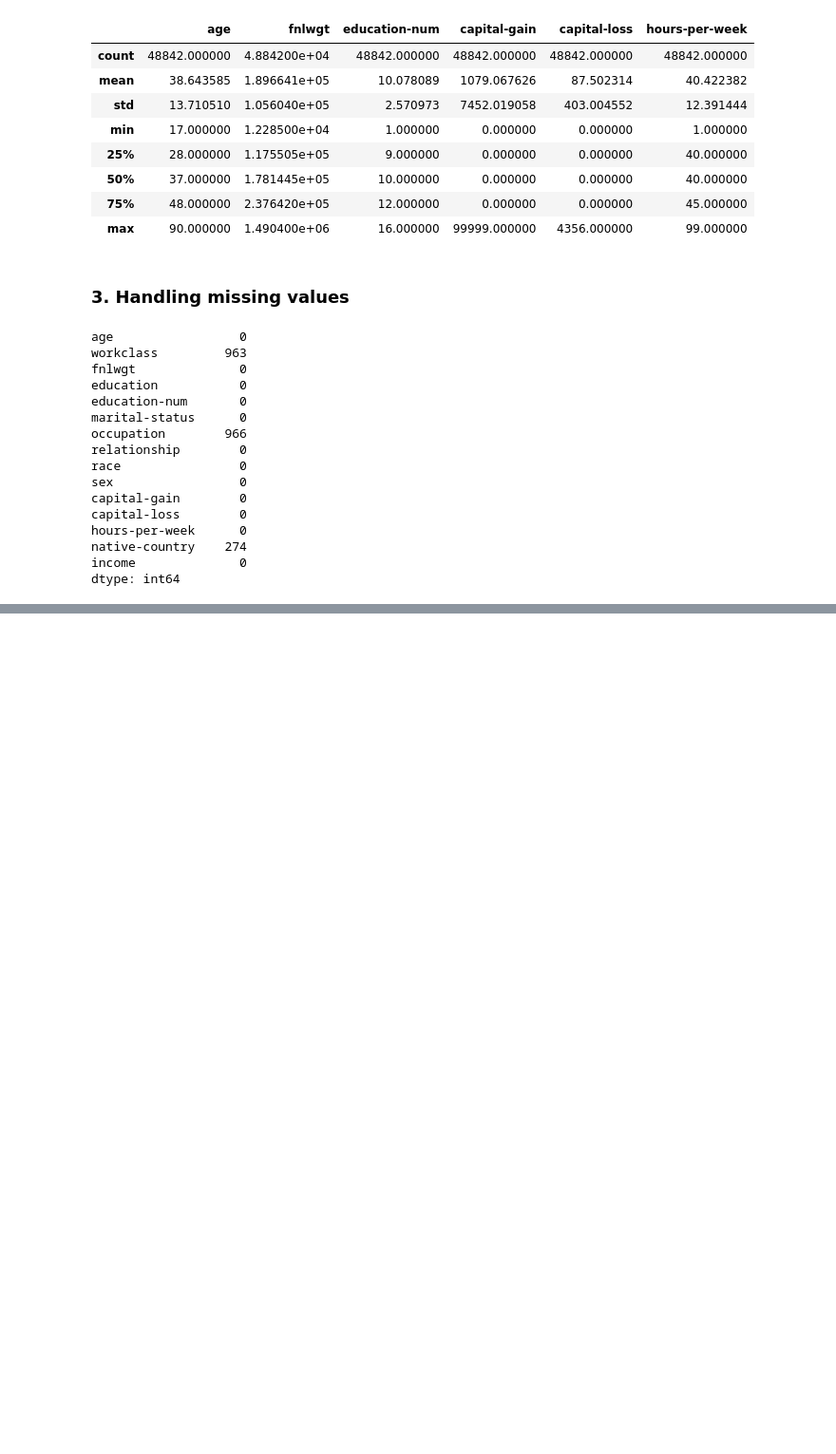
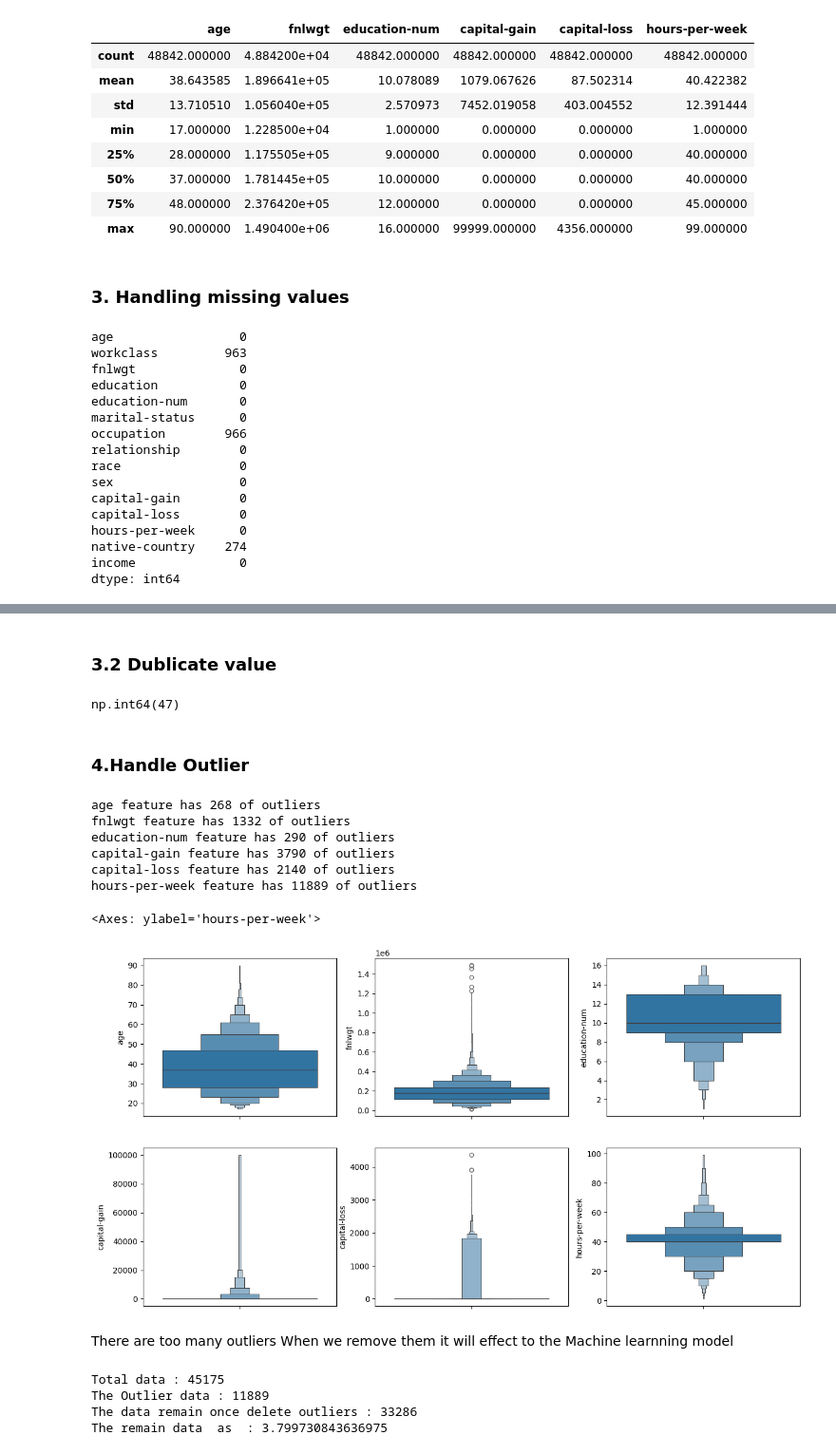
Before and after one commit to nadukayomal/predict-adult-income, a Jupyter notebook: EDA/1_cleanning.ipynb, the cells around one changed output, grey strips where cells are left out. Shown at 95% size. Cells and saved outputs as stored; diff of their text form; code cells hidden in the pictures; blank space fills up the shorter version.

Commit message:
feat : done the handle missing / dublicate values

```diff
--- a/EDA/1_cleanning.ipynb
+++ b/EDA/1_cleanning.ipynb
@@ -123,0 +115,11 @@ Length: 4, dtype: str>
+# %%
+# drop rows has missing values
+df_cp = df_cp.dropna(axis=0)
+# %%
+# drop rows has '?' in features
+df_cp = df_cp.replace('?', np.nan)
+df_cp = df_cp.dropna(axis=0)
+# %%
+# cleannig income column
+df_cp['income'].value_counts()
+df_cp['income'] = df_cp['income'].str.strip('.')
@@ -123,0 +142,11 @@ Length: 4, dtype: str>
+# %% [markdown]
+### 3.2 Dublicate value
+# %%
+df_cp.duplicated().sum()
+# %% [output]
+np.int64(47)
+# %%
+# delete the dublicates
+df_cp = df_cp.drop_duplicates()
+# %% [markdown]
+### 4.Handle Outlier
@@ -123,0 +169,44 @@ Length: 4, dtype: str>
+# %%
+for i in num_cols:
+    num_of_outlier = handle_outlier_IQR(df_cp[i]).sum()
+    print(f"{i} feature has {num_of_outlier} of outliers")
+# %% [output]
+age feature has 268 of outliers
+fnlwgt feature has 1332 of outliers
+education-num feature has 290 of outliers
+capital-gain feature has 3790 of outliers
+capital-loss feature has 2140 of outliers
+hours-per-week feature has 11889 of outliers
+# %%
+# visualize this via boxplot
+
+fig, axes = plt.subplots(2, 3, figsize=(15,8))
+
+sns.boxenplot(data=df_cp['age'], ax=axes[0,0])
+sns.boxenplot(data=df_cp['fnlwgt'], ax=axes[0,1])
+sns.boxenplot(data=df_cp['education-num'], ax=axes[0,2])
+sns.boxenplot(data=df_cp['capital-gain'], ax=axes[1,0])
+sns.boxenplot(data=df_cp['capital-loss'], ax=axes[1,1])
+sns.boxenplot(data=df_cp['hours-per-week'], ax=axes[1,2])
+# %% [output]
+<Axes: ylabel='hours-per-week'>
+[figure, added]
+# %% [markdown]
+There are too many outliers When we remove them it will effect to the Machine learnning model
+# %%
+# check it
+num_of_outlier = df_cp[handle_outlier_IQR(df_cp[i])].shape[0]
+num_of_data = df_cp.shape[0]
+
+rest_of_data = num_of_data - num_of_outlier
+presentage = num_of_data/num_of_outlier
+
+print(f"Total data : {num_of_data} ")
+print(f"The Outlier data : {num_of_outlier} ")
+print(f"The data remain once delete outliers : {rest_of_data} ")
+print(f"The remain data  as  : {presentage} ")
+# %% [output]
+Total data : 45175
+The Outlier data : 11889
+The data remain once delete outliers : 33286
+The remain data  as  : 3.799730843636975
```
Also changed, not shown: parts of 8 cells of this notebook, 1 other file.
